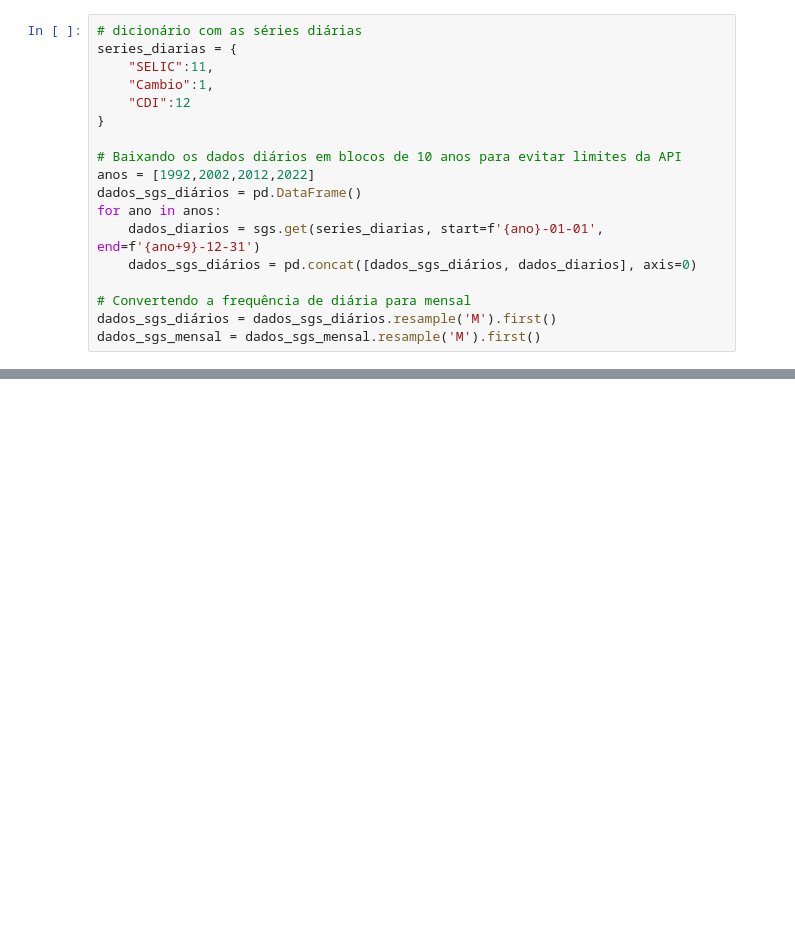
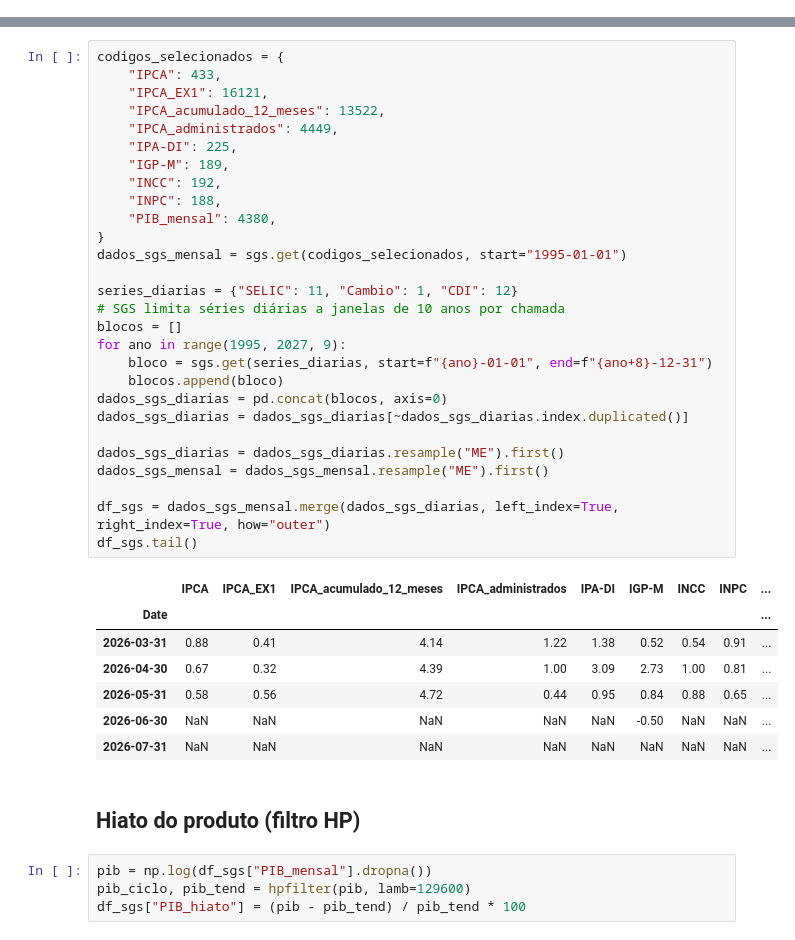
Before and after one commit to rafaelt0/ipca-forecast-xgboost, a Jupyter notebook: ipca_forecast.ipynb, the cells around one changed output, grey strips where cells are left out. Drawn from its saved outputs; the diff is of its cells as text; blank space fills up the shorter version.

```diff
--- a/ipca_forecast.ipynb
+++ b/ipca_forecast.ipynb
@@ -108,18 +0,0 @@ Com isso, temos um **painel unificado** de indicadores macroeconômicos e financ
-# %%
-# dicionário com as séries diárias
-series_diarias = {
-    "SELIC":11,
-    "Cambio":1,
-    "CDI":12
-}
-
-# Baixando os dados diários em blocos de 10 anos para evitar limites da API
-anos = [1992,2002,2012,2022]
-dados_sgs_diários = pd.DataFrame()
-for ano in anos:
-    dados_diarios = sgs.get(series_diarias, start=f'{ano}-01-01', end=f'{ano+9}-12-31')
-    dados_sgs_diários = pd.concat([dados_sgs_diários, dados_diarios], axis=0)
-
-# Convertendo a frequência de diária para mensal
-dados_sgs_diários = dados_sgs_diários.resample('M').first()
-dados_sgs_mensal = dados_sgs_mensal.resample('M').first()
@@ -750,0 +63,42 @@ O modelo de previsão do IPCA utilizando **XGBoost** apresentou resultados razo
+# %%
+codigos_selecionados = {
+    "IPCA": 433,
+    "IPCA_EX1": 16121,
+    "IPCA_acumulado_12_meses": 13522,
+    "IPCA_administrados": 4449,
+    "IPA-DI": 225,
+    "IGP-M": 189,
+    "INCC": 192,
+    "INPC": 188,
+    "PIB_mensal": 4380,
+}
+dados_sgs_mensal = sgs.get(codigos_selecionados, start="1995-01-01")
+
+series_diarias = {"SELIC": 11, "Cambio": 1, "CDI": 12}
+# SGS limita séries diárias a janelas de 10 anos por chamada
+blocos = []
+for ano in range(1995, 2027, 9):
+    bloco = sgs.get(series_diarias, start=f"{ano}-01-01", end=f"{ano+8}-12-31")
+    blocos.append(bloco)
+dados_sgs_diarias = pd.concat(blocos, axis=0)
+dados_sgs_diarias = dados_sgs_diarias[~dados_sgs_diarias.index.duplicated()]
+
+dados_sgs_diarias = dados_sgs_diarias.resample("ME").first()
+dados_sgs_mensal = dados_sgs_mensal.resample("ME").first()
+
+df_sgs = dados_sgs_mensal.merge(dados_sgs_diarias, left_index=True, right_index=True, how="outer")
+df_sgs.tail()
+# %% [output]
+|  | IPCA | IPCA_EX1 | IPCA_acumulado_12_meses | IPCA_administrados | IPA-DI | IGP-M | INCC | INPC | ... |
+| Date |  |  |  |  |  |  |  |  | ... |
+| 2026-03-31 | 0.88 | 0.41 | 4.14 | 1.22 | 1.38 | 0.52 | 0.54 | 0.91 | ... |
+| 2026-04-30 | 0.67 | 0.32 | 4.39 | 1.00 | 3.09 | 2.73 | 1.00 | 0.81 | ... |
+| 2026-05-31 | 0.58 | 0.56 | 4.72 | 0.44 | 0.95 | 0.84 | 0.88 | 0.65 | ... |
+| 2026-06-30 | NaN | NaN | NaN | NaN | NaN | -0.50 | NaN | NaN | ... |
+| 2026-07-31 | NaN | NaN | NaN | NaN | NaN | NaN | NaN | NaN | ... |
+# %% [markdown]
+## Hiato do produto (filtro HP)
+# %%
+pib = np.log(df_sgs["PIB_mensal"].dropna())
+pib_ciclo, pib_tend = hpfilter(pib, lamb=129600)
+df_sgs["PIB_hiato"] = (pib - pib_tend) / pib_tend * 100
```
Also changed, not shown: parts of 63 cells of this notebook.
